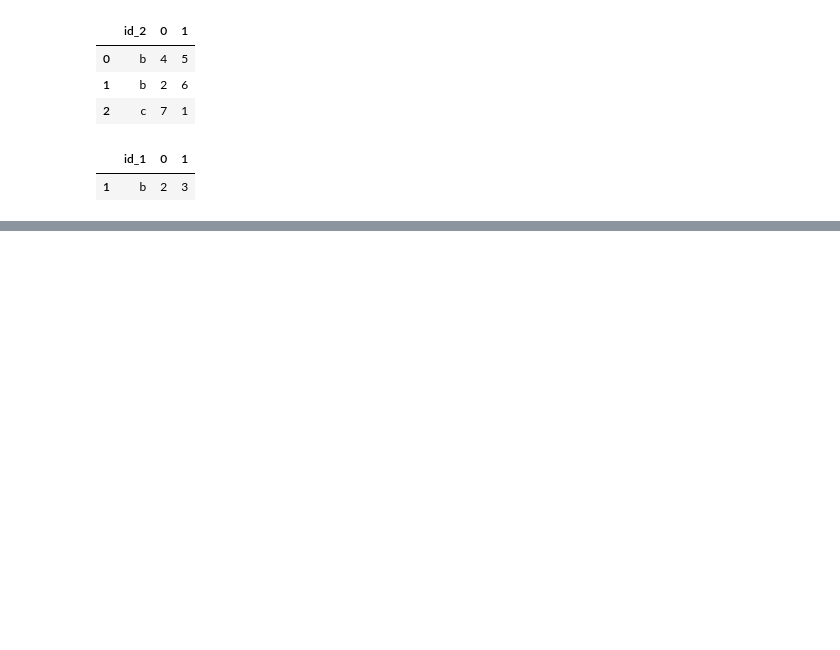
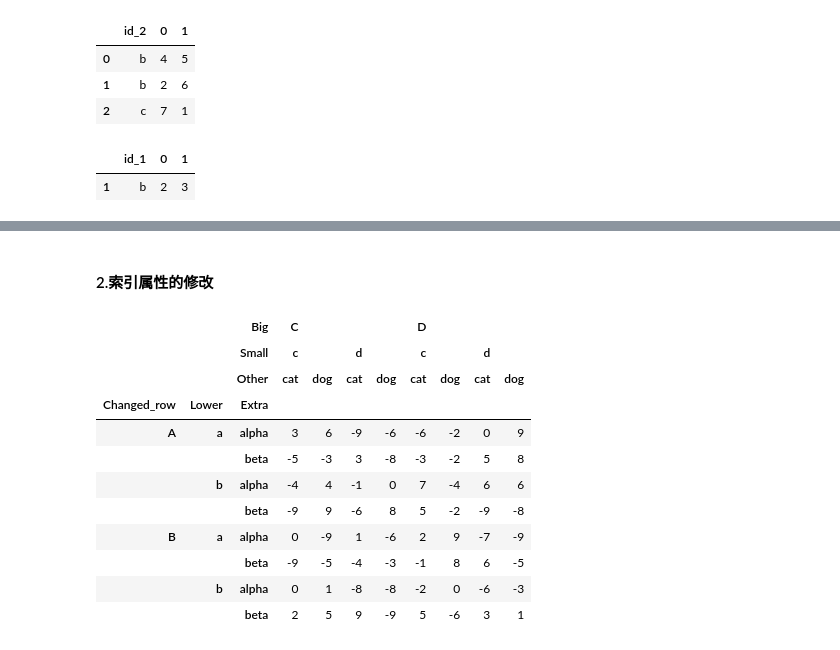
Before and after one commit to jefferyhe2025/python_learning, a Jupyter notebook: pandas/pandas_index.ipynb, the cells around one changed output, grey strips where cells are left out. Cells and saved outputs as stored; diff of their text form; code cells hidden in the pictures; blank space fills up the shorter version.

```diff
--- a/pandas/pandas_index.ipynb
+++ b/pandas/pandas_index.ipynb
@@ -341,0 +469,18 @@ df_set_in_col_1[df_set_in_col_1.id_1.isin(df_set_in_col_2.id_2)]
+# %% [markdown]
+#### 2.索引属性的修改
+# %%
+# rename_axis()
+df_ex.rename_axis(index={'Upper':'Changed_row'})
+# %% [output]
+|  |  | Big | C |  |  |  | D |  |  |  |
+|  |  | Small | c |  | d |  | c |  | d |  |
+|  |  | Other | cat | dog | cat | dog | cat | dog | cat | dog |
+| Changed_row | Lower | Extra |  |  |  |  |  |  |  |  |
+| A | a | alpha | 3 | 6 | -9 | -6 | -6 | -2 | 0 | 9 |
+|  |  | beta | -5 | -3 | 3 | -8 | -3 | -2 | 5 | 8 |
+|  | b | alpha | -4 | 4 | -1 | 0 | 7 | -4 | 6 | 6 |
+|  |  | beta | -9 | 9 | -6 | 8 | 5 | -2 | -9 | -8 |
+| B | a | alpha | 0 | -9 | 1 | -6 | 2 | 9 | -7 | -9 |
+|  |  | beta | -9 | -5 | -4 | -3 | -1 | 8 | 6 | -5 |
+|  | b | alpha | 0 | 1 | -8 | -8 | -2 | 0 | -6 | -3 |
+|  |  | beta | 2 | 5 | 9 | -9 | 5 | -6 | 3 | 1 |
```
Also changed, not shown: parts of 33 cells of this notebook.
